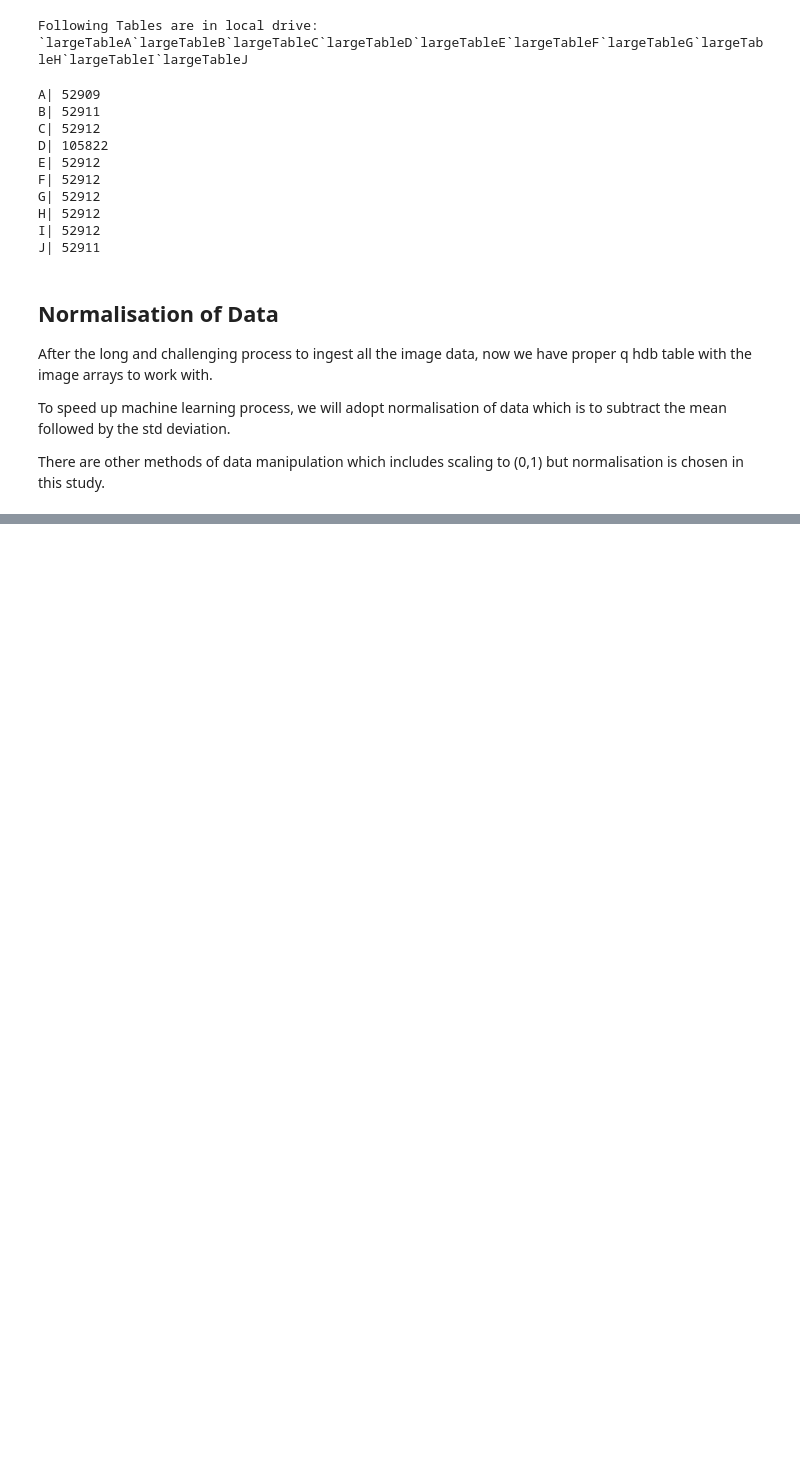
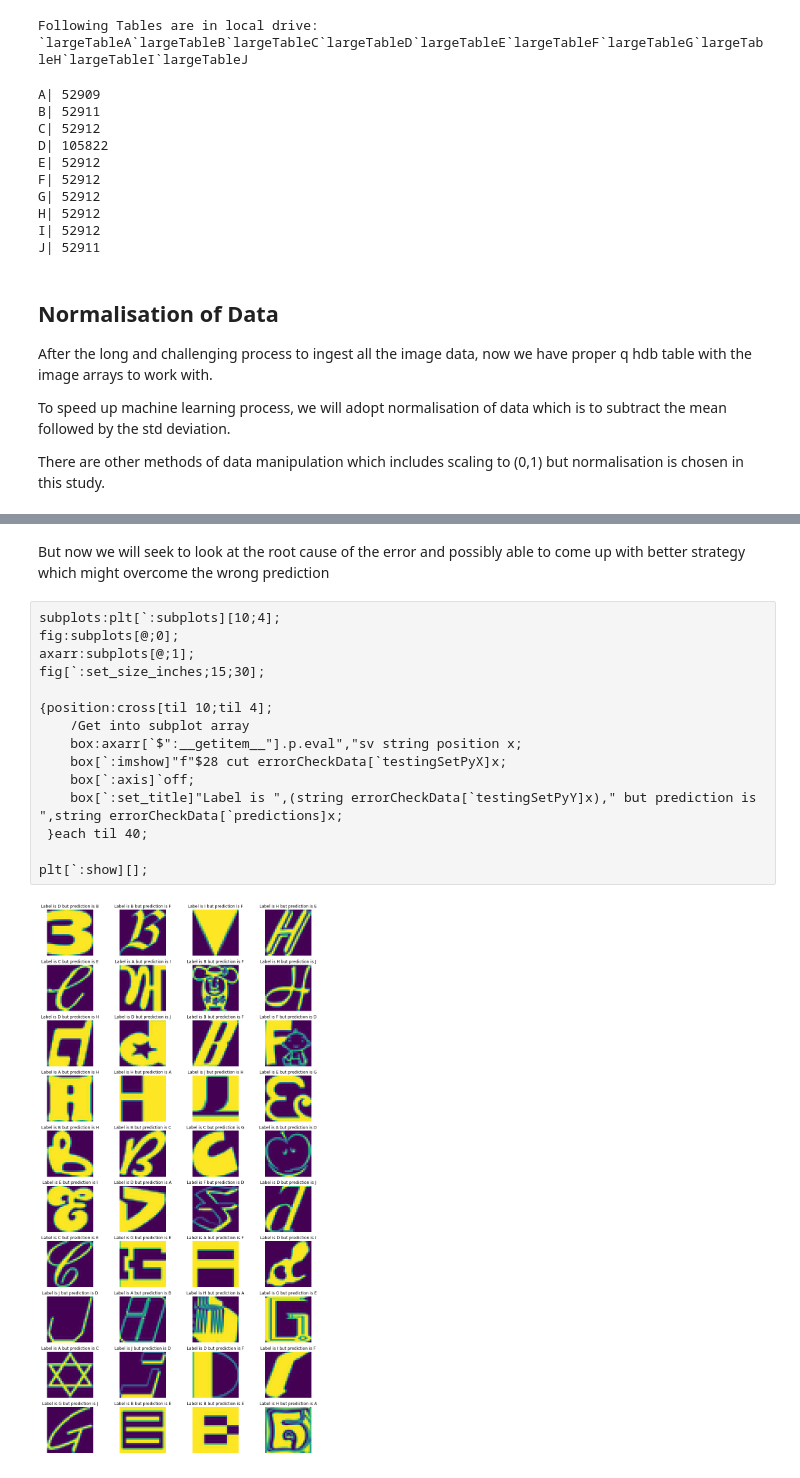
Before and after one commit to glimKX/jupyterQ, a Jupyter notebook: notMIST_Machine_Learning.ipynb, the cells around one changed output, grey strips where cells are left out. Cells and saved outputs as stored; diff of their text form; blank space fills up the shorter version.

```diff
--- a/notMIST_Machine_Learning.ipynb
+++ b/notMIST_Machine_Learning.ipynb
@@ -277,0 +442,20 @@ There are other methods of data manipulation which includes scaling to (0,1) but
+# %% [markdown]
+
+But now we will seek to look at the root cause of the error and possibly able to come up with better strategy which might overcome the wrong prediction
+# %%
+subplots:plt[`:subplots][10;4];
+fig:subplots[@;0];
+axarr:subplots[@;1];
+fig[`:set_size_inches;15;30];
+
+{position:cross[til 10;til 4];
+    /Get into subplot array
+    box:axarr[`$":__getitem__"].p.eval","sv string position x;
+    box[`:imshow]"f"$28 cut errorCheckData[`testingSetPyX]x;
+    box[`:axis]`off;
+    box[`:set_title]"Label is ",(string errorCheckData[`testingSetPyY]x)," but prediction is ",string errorCheckData[`predictions]x;
+ }each til 40;
+
+plt[`:show][];
+# %% [output]
+[figure, added]
```
Also changed, not shown: parts of 25 cells of this notebook.
